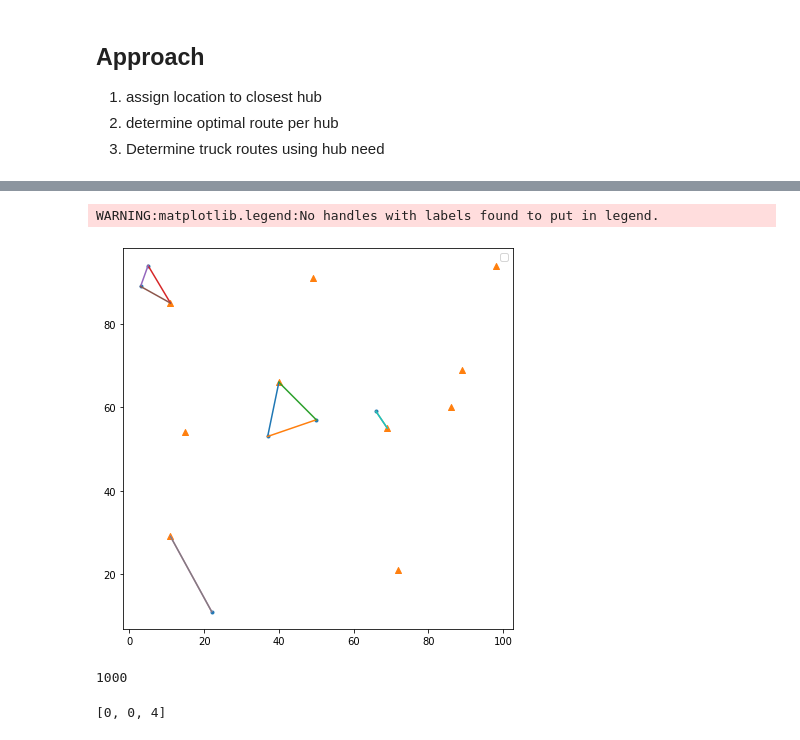
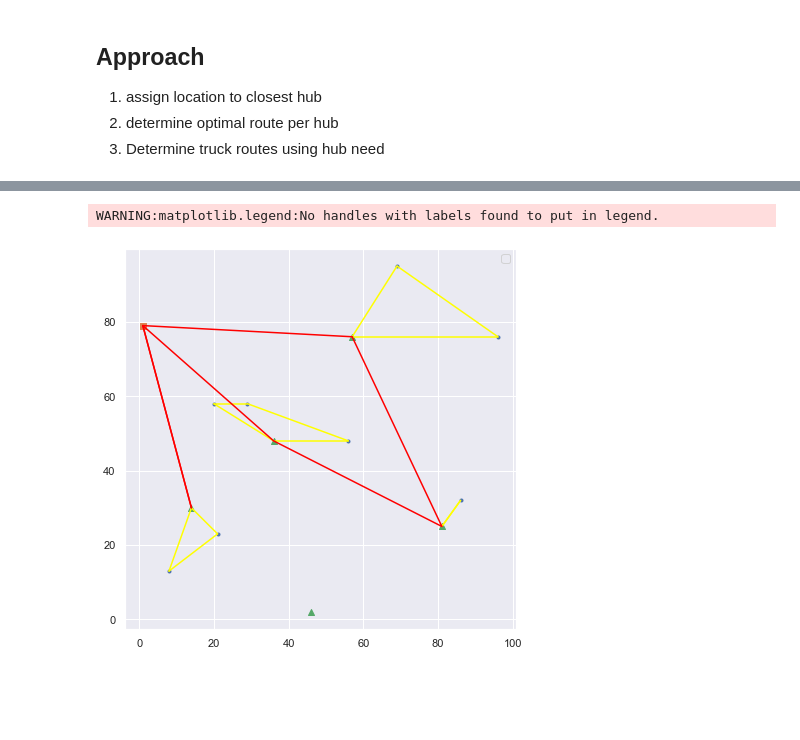
Before and after one commit to julianvanmeggelen/VRP-case, a Jupyter notebook: sol1.ipynb, the cells around one changed output, grey strips where cells are left out. Cells and saved outputs as stored; diff of their text form; code cells hidden in the pictures; blank space fills up the shorter version.

```diff
--- a/sol1.ipynb
+++ b/sol1.ipynb
@@ -17,7 +18,7 @@ The autoreload extension is already loaded. To reload it, use:
 2. determine optimal route per hub
 3. Determine truck routes using hub need
 # %%
-instance = loadInstance(2)
+instance = loadInstance(8)
 # %%
 def computeDistanceMatrix(instance: InstanceCO22, roundUp: bool = True) -> np.ndarray:
     # https://stackoverflow.com/questions/22720864/efficiently-calculating-a-euclidean-distance-matrix-using-numpy
@@ -165,5 +173,5 @@ prob.best_routes
 # %%
-def plotRoute(locations, route, hub):
+def plotRoute(locations, route, hub, c='red', ax=None):
     #route: ['Source', 11, 21, 20, 16, 7, 13, 19, 22, 14, 15, 'Sink']}
     for i in range(0,len(route)-1):
         p1 = route[i]
@@ -179,7 +187,10 @@ def plotRoute(locations, route, hub):
         else:
             loc2 = [_ for _ in locations if _.ID is p2][0]
             loc2 = (loc2.X,loc2.Y)
-        plt.plot([loc1[0],loc2[0]],[loc1[1],loc2[1]])
+        if ax:
+            ax.plot([loc1[0],loc2[0]],[loc1[1],loc2[1]], c=c)
+        else:
+            plt.plot([loc1[0],loc2[0]],[loc1[1],loc2[1]], c=c)
 # %%
 plotInstance(instance)
 plotRoute(locations, prob.best_routes[1], hub=hub)
@@ -266,24 +278,30 @@ def sol1(instance):
             best_routes = prob.best_routes
             best_routes = {'routes':{id:listReplace(best_routes[id], ["Source","Sink"], hub_ID) for id in best_routes.keys()}}
             best_routes['demand'] = sum([sum(req.amounts) for req in requests])
+            best_routes['demandPerProduct'] = amountPerProduct(instance, requests)
             dayRoutes[hub_ID] = best_routes
         hubRoutes[day] = dayRoutes
 
     #depot schedule
     depotRoutes = {}
     depotLocation = instance.Locations[0]
+    depotID = 1
     for day in range(1,instance.Days+1):
         hubsUsed = hubRoutes[day]
         hubLocations = [instance.Locations[_-1] for _ in hubsUsed.keys()]
-        G, _ = toNetworkX_depotschedule(hubLocations, depotLocation, hubsUsed)
-        prob = VehicleRoutingProblem(G, load_capacity=instance.TruckCapacity)
-        prob.duration = instance.TruckMaxDistance
-        prob.solve()
-        depotRoutes[day] = prob.best_routes
+        if len(hubLocations) > 0:
+            G, _ = toNetworkX_depotschedule(hubLocations, depotLocation, hubsUsed)
+            prob = VehicleRoutingProblem(G, load_capacity=instance.TruckCapacity)
+            prob.duration = instance.TruckMaxDistance
+            prob.solve()
+            depotRoutes[day] = {id:listReplace(prob.best_routes[id], ["Source","Sink"], depotID) for id in prob.best_routes.keys()}
+        else:
+            depotRoutes[day] = {}
 
-    return {'hubRoutes':hubRoutes, 'deoptRoutes':depotRoutes}
+
+    return {'hubRoutes':hubRoutes, 'depotRoutes':depotRoutes}
 # %%
 %%capture
-instance=loadInstance(10)
+instance=loadInstance(15)
 res = sol1(instance);
 # %% [output]
@@ -327,25 +348,21 @@ print(pprint.pformat(res))
 # %%
 #plotInstance(instance)
-day = 3
+day = 6
 locs = locationsWithRequest(instance.Locations, filterRequests(instance, day=day))
 plotLocations(locs)
 #plotInstanceClusters(instance)
 locX = [_.X for _ in instance.Locations]
 locY = [_.Y for _ in instance.Locations]
 nHubs = len(instance.Hubs)
-#plt.scatter(locX[0], locY[0], marker=",", label="Depot")
+plt.scatter(locX[0], locY[0], marker=",", label="Depot")
 plt.scatter(locX[1:1+nHubs], locY[1:1+nHubs],marker="^", label="Hub")
-for hub in  res[day]:
-    for route in res[day][hub]['routes']:
-        plotRoute(instance.Locations, res[day][hub]['routes'][route], hub=None)
+
+for hub in  res['hubRoutes'][day]:
+    for route in res['hubRoutes'][day][hub]['routes']:
+        plotRoute(instance.Locations, res['hubRoutes'][day][hub]['routes'][route], hub=None,c = 'yellow')
+
+for route in res['depotRoutes'][day]:
+        plotRoute(instance.Locations, res['depotRoutes'][day][route], hub=None, c='red')
 # %% [output]
 WARNING:matplotlib.legend:No handles with labels found to put in legend.
-[figure, old version]
+[figure, new version]
-# %%
-instance.VanDayCost
-# %% [output]
-1000
-# %%
-instance.Requests[0].amounts
-# %% [output]
-[0, 0, 4]
```
Also changed, not shown: parts of 15 cells of this notebook, 52 other files.
